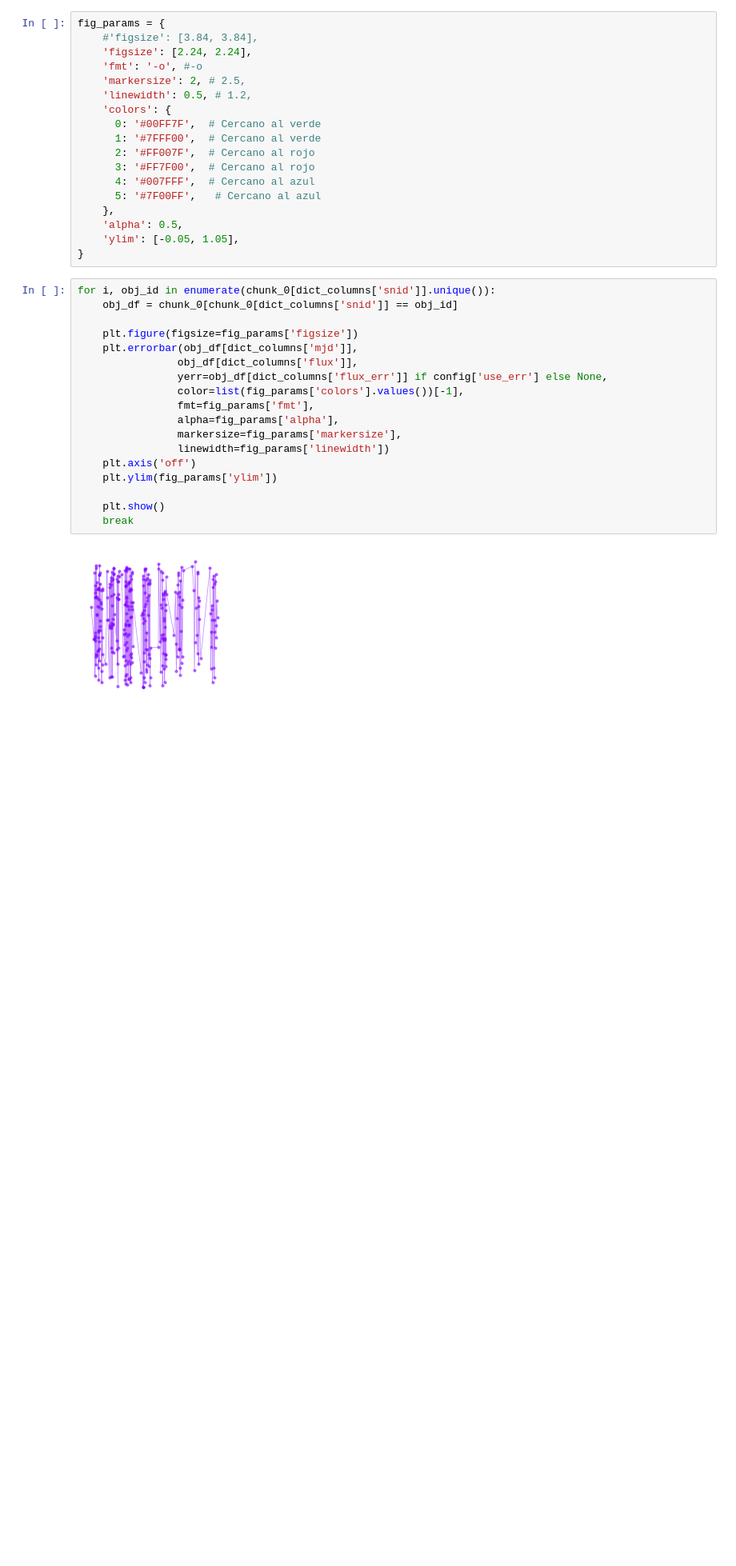
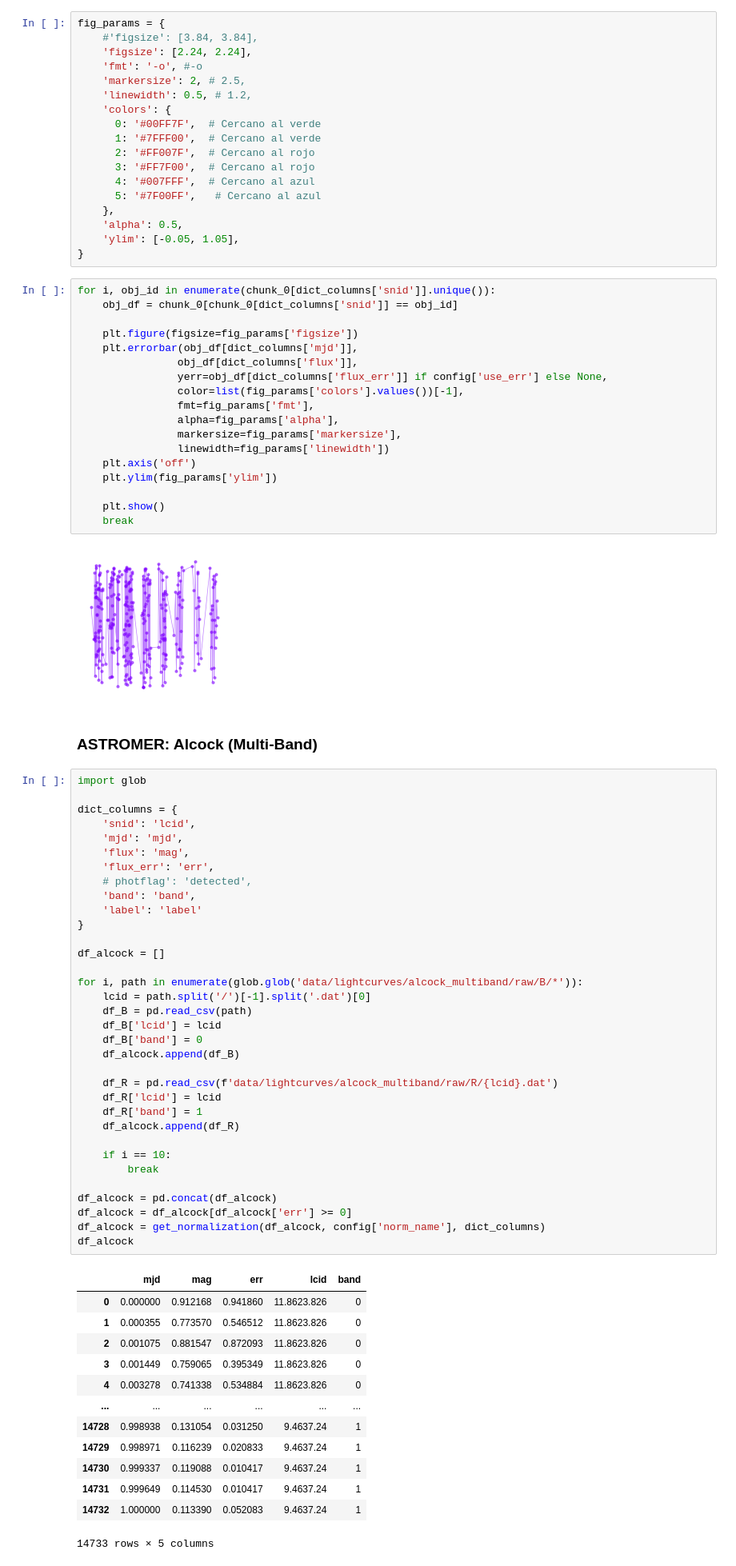
Before and after one commit to dnlmoreno/VT_Model_for_LightCurves_Classification, a Jupyter notebook: notebooks/vis_data_png.ipynb, the cells around one changed output. Shown: that part at 80% size. Drawn from its saved outputs; the diff is of its cells as text; blank space fills up the shorter version.

```diff
--- a/notebooks/vis_data_png.ipynb
+++ b/notebooks/vis_data_png.ipynb
@@ -236,3 +239,53 @@ for i, obj_id in enumerate(chunk_0[dict_columns['snid']].unique()):
     break
 # %% [output]
 [figure]
+# %% [markdown]
+### ASTROMER: Alcock (Multi-Band)
+# %%
+import glob
+
+dict_columns = {
+    'snid': 'lcid',
+    'mjd': 'mjd',
+    'flux': 'mag',
+    'flux_err': 'err',
+    # photflag': 'detected',
+    'band': 'band',
+    'label': 'label'
+}
+
+df_alcock = []
+
+for i, path in enumerate(glob.glob('data/lightcurves/alcock_multiband/raw/B/*')):
+    lcid = path.split('/')[-1].split('.dat')[0]
+    df_B = pd.read_csv(path)
+    df_B['lcid'] = lcid
+    df_B['band'] = 0
+    df_alcock.append(df_B)
+
+    df_R = pd.read_csv(f'data/lightcurves/alcock_multiband/raw/R/{lcid}.dat')
+    df_R['lcid'] = lcid
+    df_R['band'] = 1
+    df_alcock.append(df_R)
+
+    if i == 10:
+        break
+
+df_alcock = pd.concat(df_alcock)
+df_alcock = df_alcock[df_alcock['err'] >= 0]
+df_alcock = get_normalization(df_alcock, config['norm_name'], dict_columns)
+df_alcock
+# %% [output]
+|  | mjd | mag | err | lcid | band |
+| 0 | 0.000000 | 0.912168 | 0.941860 | 11.8623.826 | 0 |
+| 1 | 0.000355 | 0.773570 | 0.546512 | 11.8623.826 | 0 |
+| 2 | 0.001075 | 0.881547 | 0.872093 | 11.8623.826 | 0 |
+| 3 | 0.001449 | 0.759065 | 0.395349 | 11.8623.826 | 0 |
+| 4 | 0.003278 | 0.741338 | 0.534884 | 11.8623.826 | 0 |
+| ... | ... | ... | ... | ... | ... |
+| 14728 | 0.998938 | 0.131054 | 0.031250 | 9.4637.24 | 1 |
+| 14729 | 0.998971 | 0.116239 | 0.020833 | 9.4637.24 | 1 |
+| 14730 | 0.999337 | 0.119088 | 0.010417 | 9.4637.24 | 1 |
+| 14731 | 0.999649 | 0.114530 | 0.010417 | 9.4637.24 | 1 |
+| 14732 | 1.000000 | 0.113390 | 0.052083 | 9.4637.24 | 1 |
+14733 rows × 5 columns
```
Also changed, not shown: parts of 5 cells of this notebook, 30 other files.
